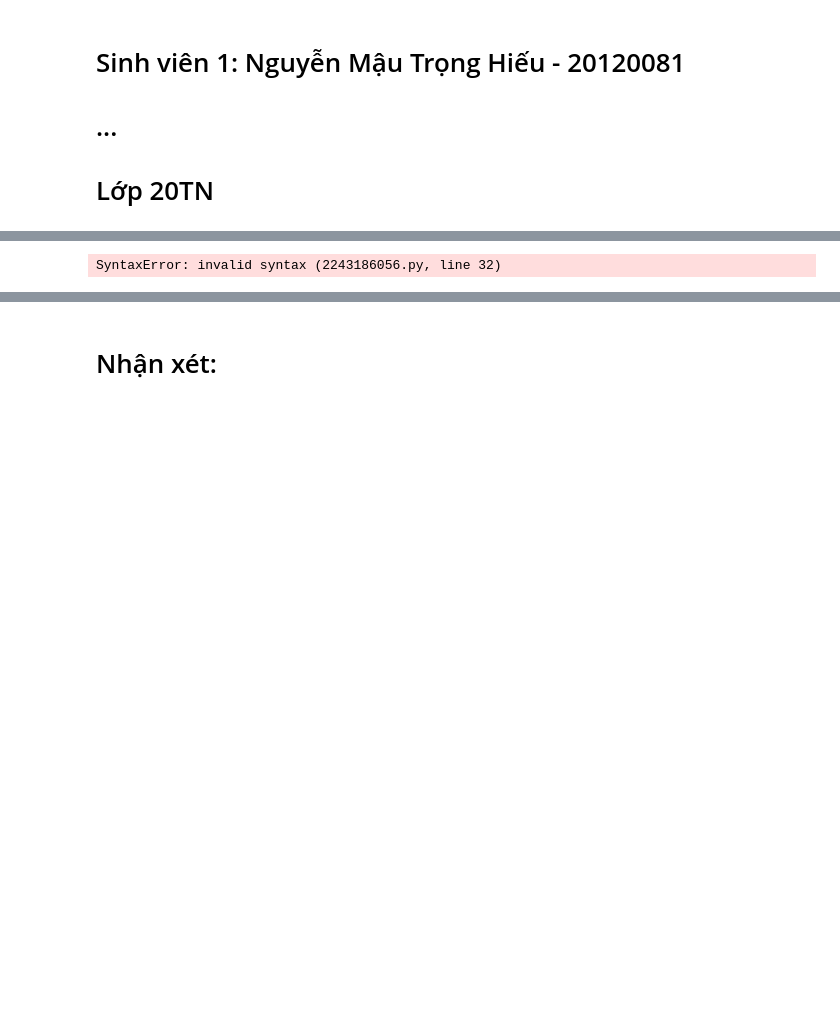
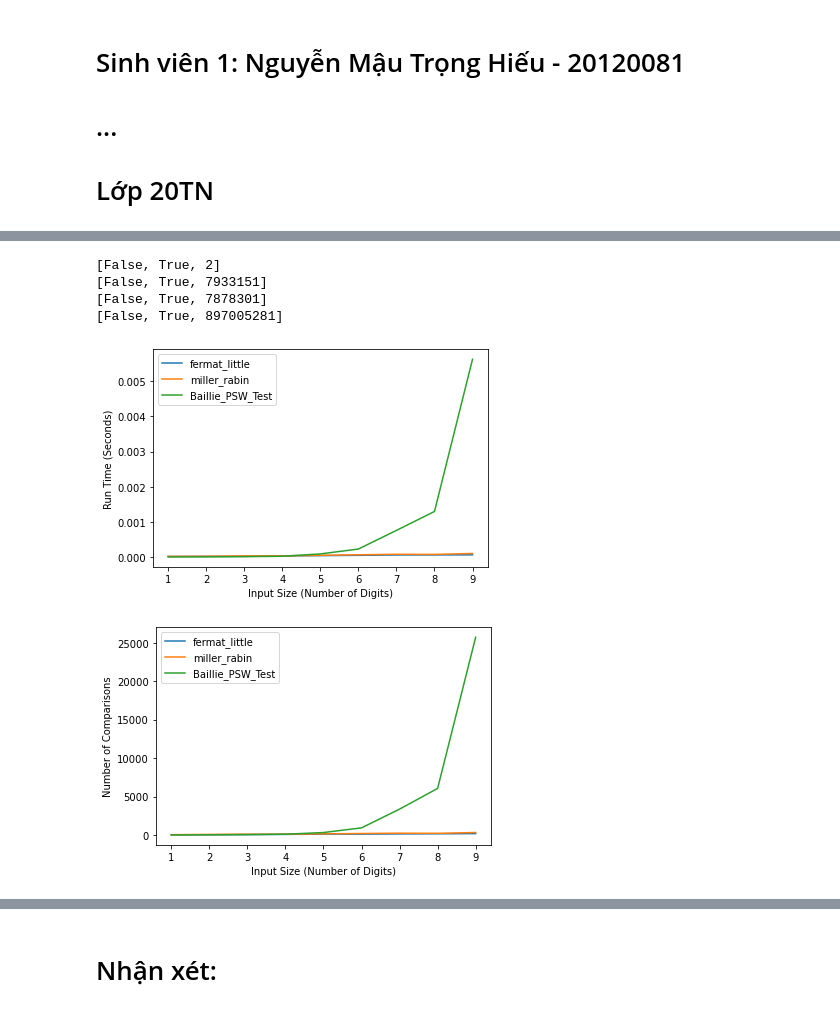
Before and after one commit to nbtin/algo_complexity, a Jupyter notebook: 20120081.ipynb, the cells around one changed output, grey strips where cells are left out. Cells and saved outputs as stored; diff of their text form; code cells hidden in the pictures; blank space fills up the shorter version.

```diff
--- a/20120081.ipynb
+++ b/20120081.ipynb
@@ -62,14 +62,19 @@ def plot_comparisons(comparisons, steps):
     plt.show()
 # %%
 from sympy import randprime
-
+from sympy.ntheory import isprime
+from random import randint
 def generate_random_number(n_digits):
     return random.randint(10**(n_digits - 1), 10**n_digits)
 
-def generate_random_prime(n_digit):
+def generate_random_large_number(n_digit):
     lower = 10 ** (n_digit - 1)
     upper = (10 ** n_digit) - 1
-    return randprime(lower, upper)
+    number = randprime(lower, upper)
+    while randint(0, 1): # hoặc là trả về một hợp số với số nguyên tố lớn
+        number *= randprime(lower, upper)
+
+    return number
 # %%
 list_of_algo = [naive_2, fermat_little, miller_rabin, Baillie_PSW_Test]
 run_times = {}
@@ -138,43 +143,52 @@ for n_digt in n_digts:
     for repeat in range(n_repeat):
         save_path = os.path.join(route_test, f'test_case_{n_digt}_digit_{repeat}_repeat.txt')
         with open(save_path, 'w') as f:
-            number = generate_random_prime(n_digt)
+            number = generate_random_large_number(n_digt)
             f.write('Input: ' + str(number) + '\n')
 
             check_ans = []
             for func in list_of_algo:
                 run_time, results = measure_time(func, number)
                 results, comparisons = results
                 # print(func.__name__, ':', run_time, 's')
                 try:
                     run_times[func.__name__][repeat].append(run_time)
                     comparisons_count[func.__name__][repeat].append(comparisons)
                 except:
                     run_times[func.__name__][repeat] = [run_time]
                     comparisons_count[func.__name__][repeat] = [comparisons]
                 check_ans.append(results)
+                check_ans.append(isprime(number))
+                check_ans.append(number)
 
-            if check_ans.count(check_ans[0]) != len(check_ans):
-                print(check_ans)
+
+
+            if check_ans[-2] != check_ans[-3]:
+                print(check_ans[-3:])
             # Kiểm tra đáp án của các thuật toán có giống nhau không
             # assert check_ans.count(check_ans[0]) == len(check_ans), 'Các thuật toán không trả về đáp án giống nhau'
 
 avg_run_times = {}
 avg_comparisons_count = {}
 
 for func in list_of_algo:
     calculate_run_time = []
     calculate_comparisons_count = []
     for repeat in range(n_repeat):
         calculate_run_time.append(run_times[func.__name__][repeat])
         calculate_comparisons_count.append(comparisons_count[func.__name__][repeat])
     avg_run_times[func.__name__] = np.mean(calculate_run_time, axis=0)
     avg_comparisons_count[func.__name__] = np.mean(calculate_comparisons_count, axis=0)
 
 plot_run_times(avg_run_times, n_digts)
 plot_comparisons(avg_comparisons_count, n_digts)
 # %% [output]
-SyntaxError: invalid syntax (2243186056.py, line 32)
+[False, True, 2]
+[False, True, 7933151]
+[False, True, 7878301]
+[False, True, 897005281]
+[figure, added]
+[figure, added]
 # %%
 check_ans
 # %% [output]
```
Also changed, not shown: parts of 2 cells of this notebook, 2 other files.
